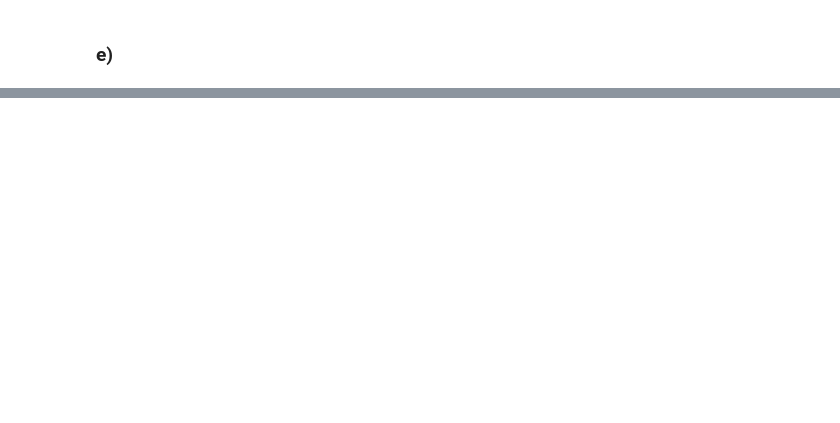
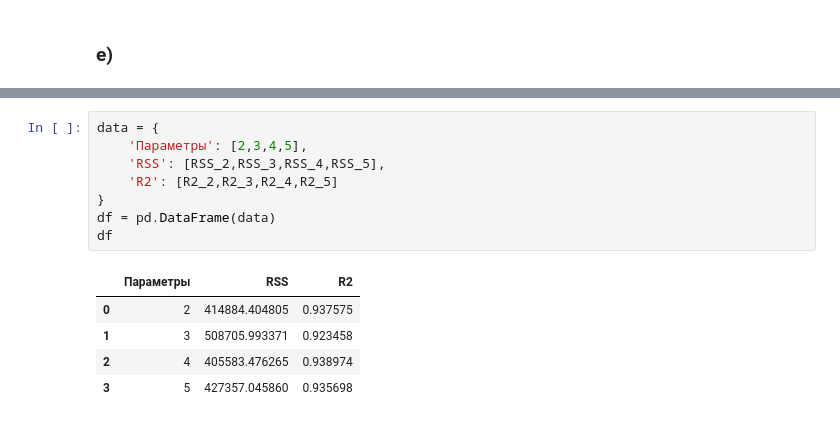
Before and after one commit to VladislavErmakovich/7semestr, a Jupyter notebook: СОМЕД/lab6/lab6.ipynb, the cells around one changed output, grey strips where cells are left out. Drawn from its saved outputs; the diff is of its cells as text; blank space fills up the shorter version.

```diff
--- a/СОМЕД/lab6/lab6.ipynb
+++ b/СОМЕД/lab6/lab6.ipynb
@@ -222,0 +347,14 @@ R2
+# %%
+data = {
+    'Параметры': [2,3,4,5],
+    'RSS': [RSS_2,RSS_3,RSS_4,RSS_5],
+    'R2': [R2_2,R2_3,R2_4,R2_5]
+}
+df = pd.DataFrame(data)
+df
+# %% [output]
+|  | Параметры | RSS | R2 |
+| 0 | 2 | 414884.404805 | 0.937575 |
+| 1 | 3 | 508705.993371 | 0.923458 |
+| 2 | 4 | 405583.476265 | 0.938974 |
+| 3 | 5 | 427357.045860 | 0.935698 |
```
Also changed, not shown: parts of 14 cells of this notebook.
